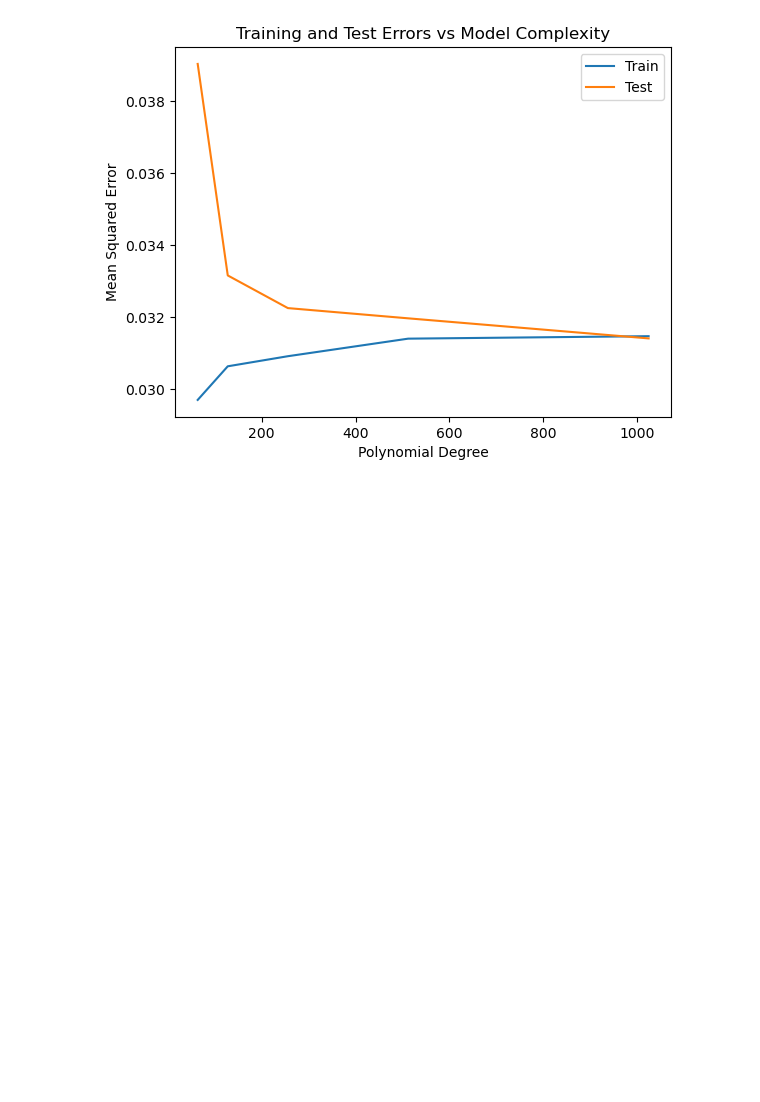
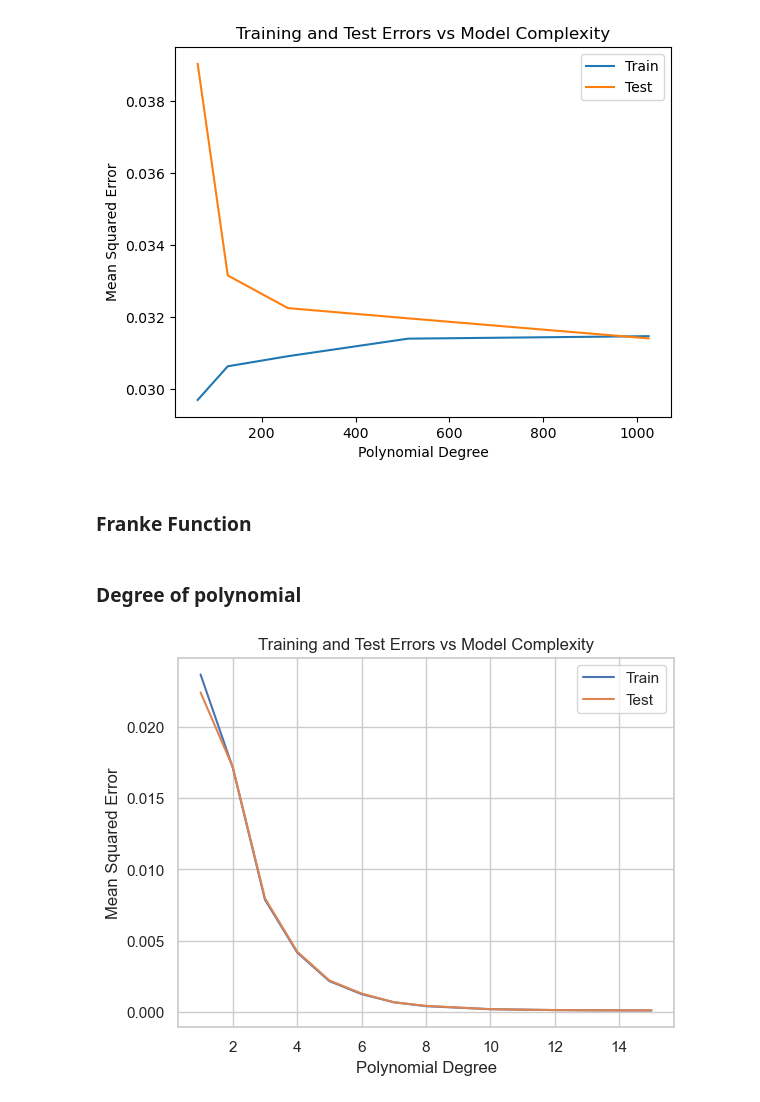
Before and after one commit to MariaFlyAway/Project1_FYS_STK, a Jupyter notebook: Exercises/bias_variance_tradeoff.ipynb, the cells around one changed output. Saved outputs shown, nothing was run; the diff lists cells and outputs as text; code cells hidden in the pictures; blank space fills up the shorter version.

Commit message:
Added bias-variance analysis for Franke Function - degree and number of datapoints

```diff
--- a/Exercises/bias_variance_tradeoff.ipynb
+++ b/Exercises/bias_variance_tradeoff.ipynb
@@ -104,3 +114,64 @@ plt.legend()
 plt.show()
 # %% [output]
 [figure]
+# %% [markdown]
+### Franke Function
+# %%
+def FrankeFunction(x,y): # From excercise description
+    term1 = 0.75*np.exp(-(0.25*(9*x-2)**2) - 0.25*((9*y-2)**2))
+    term2 = 0.75*np.exp(-((9*x+1)**2)/49.0 - 0.1*(9*y+1))
+    term3 = 0.5*np.exp(-(9*x-7)**2/4.0 - 0.25*((9*y-3)**2))
+    term4 = -0.2*np.exp(-(9*x-4)**2 - (9*y-7)**2)
+    return term1 + term2 + term3 + term4
+# %% [markdown]
+### Degree of polynomial
+# %%
+# Making data
+n = 100
+x = np.linspace(0, 1, n)
+y = np.linspace(0, 1, n)
+x, y = np.meshgrid(x,y)
+# Unraveling to n^2-arrays
+x = x.ravel()
+y = y.ravel()
+
+k = .01 # noise coefficient
+z = FrankeFunction(x,y) + k*np.random.randn(n**2) # target variable with standard normal noise
+# %%
+np.random.seed(3)
+
+max_degree = 15
+
+
+X = np.column_stack((x,y))
+X_train, X_test, z_train, z_test = train_test_split(X, z, test_size=0.2, random_state=3)
+
+# Splitting the data into train and test
+MSE_train = np.zeros(max_degree)
+MSE_test = np.zeros(max_degree)
+degrees = list(range(1,max_degree+1))
+for idx, deg in enumerate(degrees):
+    # Fitting the data
+    model = make_pipeline(
+        PolynomialFeatures(degree=deg),
+        LinearRegression()
+        )
+
+    model.fit(X_train, z_train)
+
+    y_predict_train = model.predict(X_train)
+    y_predict_test = model.predict(X_test)
+
+    # calculating the MSE for the train and test dataset
+    MSE_train[idx] = mean_squared_error(z_train, y_predict_train)
+    MSE_test[idx] = mean_squared_error(z_test, y_predict_test)
+
+plt.plot(degrees, MSE_train, label='Train')
+plt.plot(degrees, MSE_test, label='Test')
+plt.xlabel('Polynomial Degree')
+plt.ylabel('Mean Squared Error')
+plt.title('Training and Test Errors vs Model Complexity')
+plt.legend()
+plt.show()
+# %% [output]
+[figure, added]
```
Also changed, not shown: parts of 6 cells of this notebook.
